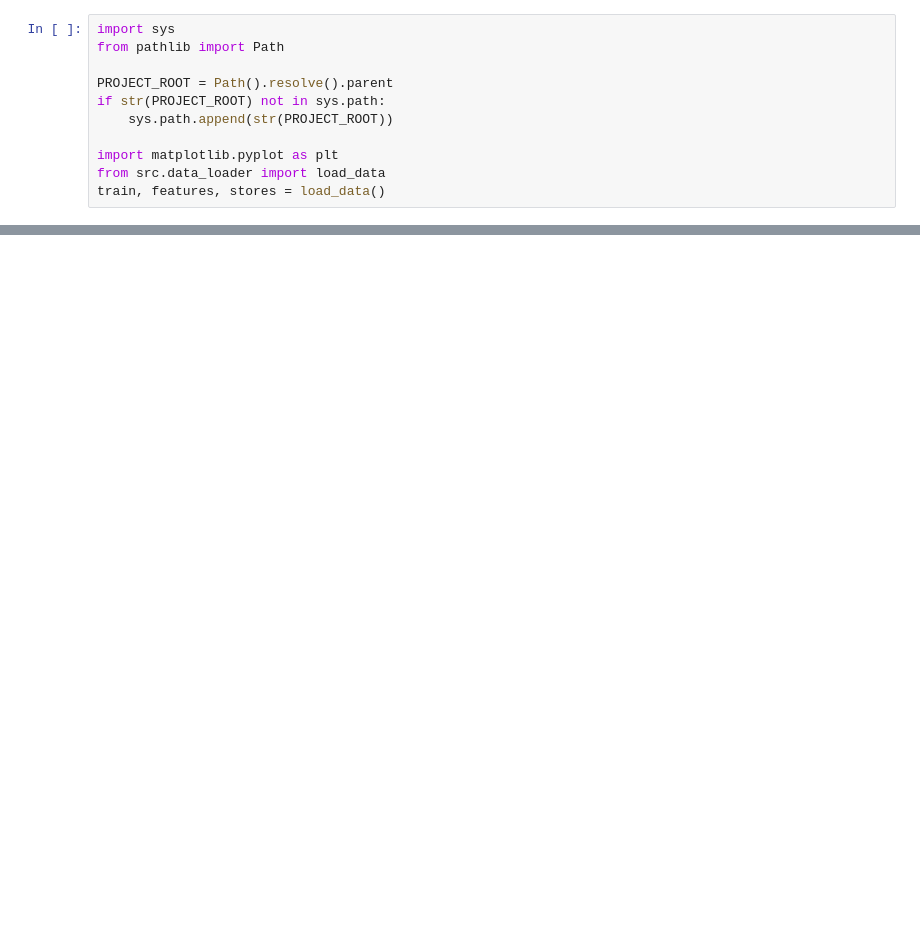
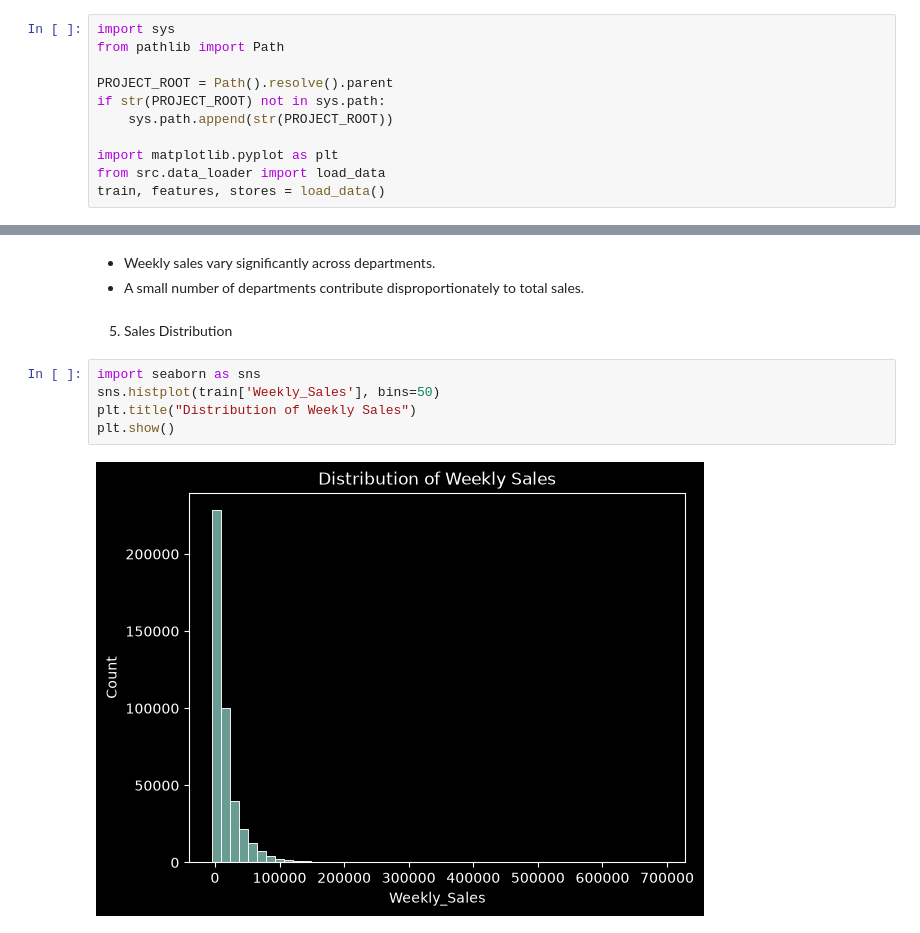
Before and after one commit to tuyettran15999/Walmart-Demand-Forecasting, a Jupyter notebook: notebook/02_eda.ipynb, the cells around one changed output, grey strips where cells are left out. Saved outputs shown, nothing was run; the diff lists cells and outputs as text; blank space fills up the shorter version.

```diff
--- a/notebook/02_eda.ipynb
+++ b/notebook/02_eda.ipynb
@@ -74,0 +103,12 @@ Có imbalance không?
+# %% [markdown]
+- Weekly sales vary significantly across departments.
+- A small number of departments contribute disproportionately to total sales.
+# %% [markdown]
+5. Sales Distribution
+# %%
+import seaborn as sns
+sns.histplot(train['Weekly_Sales'], bins=50)
+plt.title("Distribution of Weekly Sales")
+plt.show()
+# %% [output]
+[figure, added]
```
Also changed, not shown: parts of 19 cells of this notebook.
